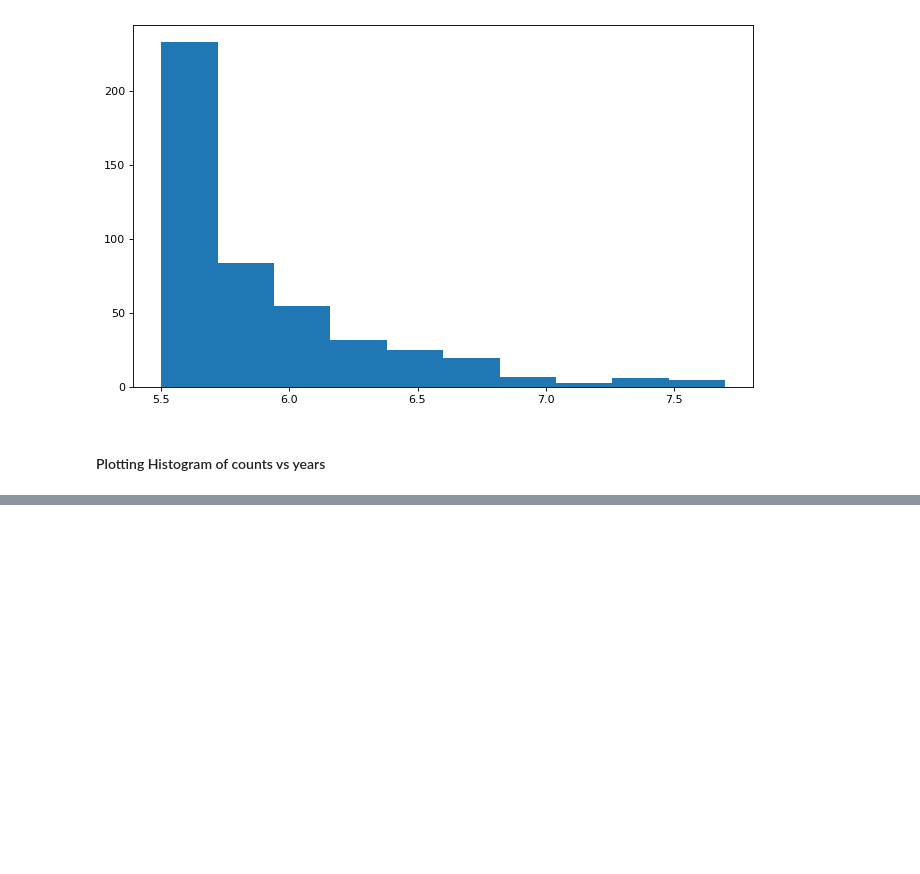
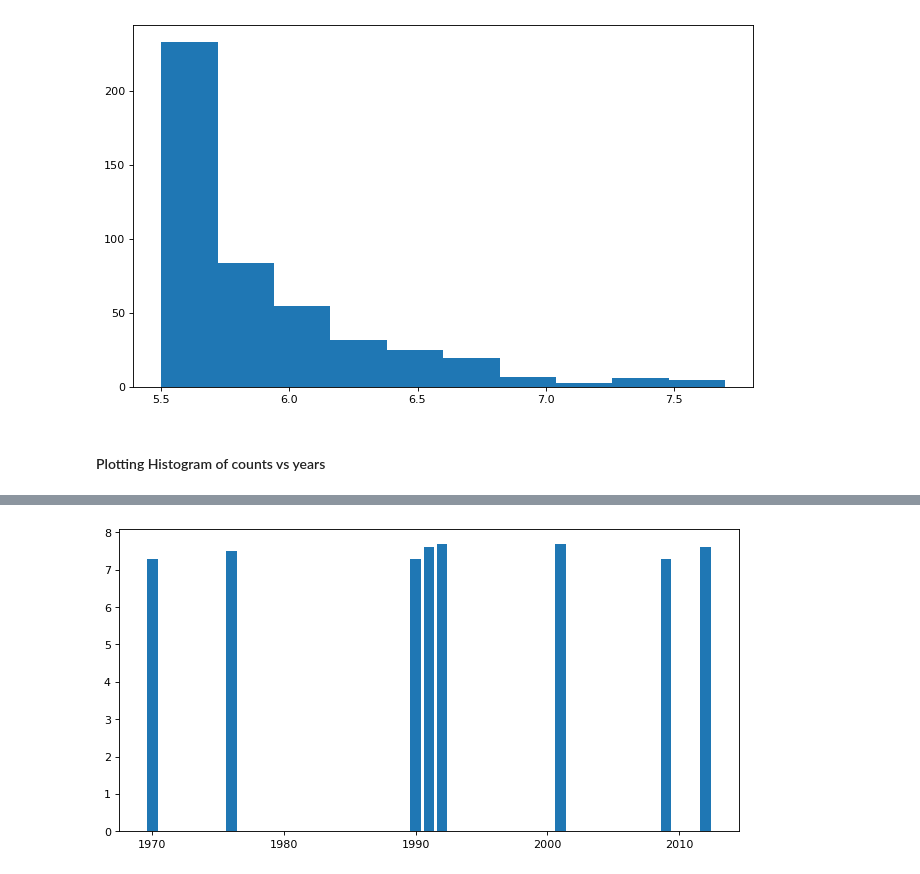
Before and after one commit to sotus30/Earthquakes_Central_America, a Jupyter notebook: Data Exploration 2.ipynb, the cells around one changed output, grey strips where cells are left out. Saved outputs shown, nothing was run; the diff lists cells and outputs as text; code cells hidden in the pictures; blank space fills up the shorter version.

```diff
--- a/Data Exploration 2.ipynb
+++ b/Data Exploration 2.ipynb
@@ -461,0 +471,12 @@ df_CA1.groupby(df_CA1["Date"].dt.year).count().plot(kind="bar")
+# %%
+import matplotlib.pyplot as plt
+
+Magnitudes = Mag2['Magnitude'].values
+Date2 = Mag2['Date'].dt.year.values
+
+figure(num=None, figsize=(10, 5), dpi=80, facecolor='w', edgecolor='k')
+
+plt.bar(Date2, Magnitudes, width=0.8)
+plt.show()
+# %% [output]
+[figure, added]
```
Also changed, not shown: parts of 9 cells of this notebook.
